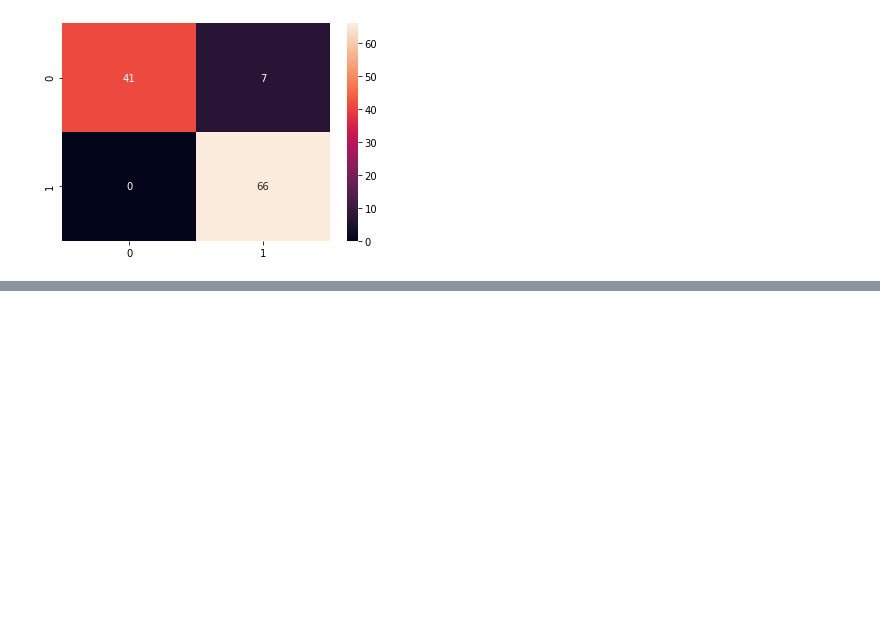
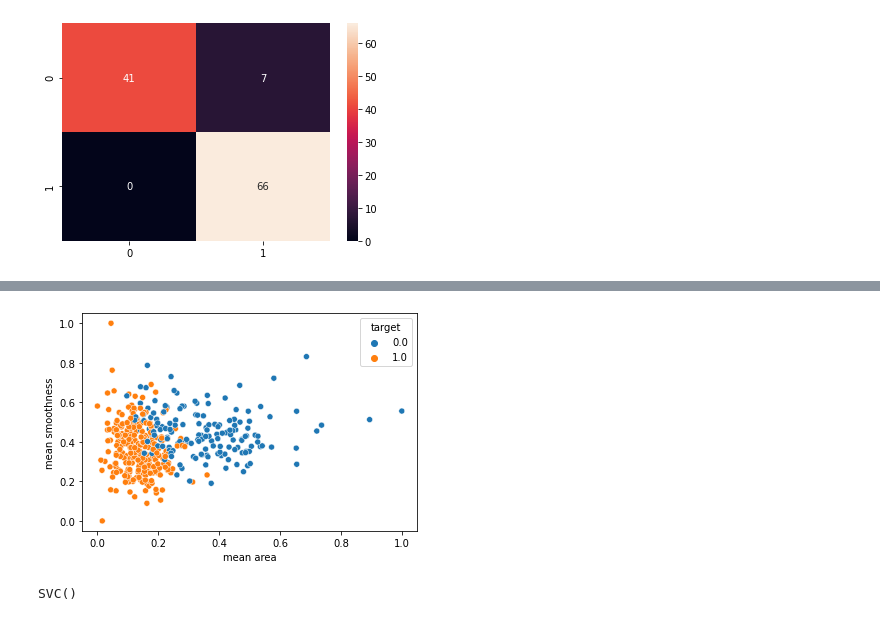
Before and after one commit to rigole/ml-projects, a Jupyter notebook: Breast-Cancer-Classification/breast.ipynb, the cells around one changed output, grey strips where cells are left out. Drawn from its saved outputs; the diff is of its cells as text; code cells hidden in the pictures; blank space fills up the shorter version.

```diff
--- a/Breast-Cancer-Classification/breast.ipynb
+++ b/Breast-Cancer-Classification/breast.ipynb
@@ -283,0 +296,4 @@ sns.heatmap(cm,annot=True);
+# %%
+sns.scatterplot(x = X_train_scaled['mean area'], y = X_train_scaled['mean smoothness'],hue = y_train);
+# %% [output]
+[figure, added]
@@ -283,0 +304,4 @@ sns.heatmap(cm,annot=True);
+# %%
+svc_model.fit(X_train_scaled, y_train)
+# %% [output]
+SVC()
```
Also changed, not shown: parts of 9 cells of this notebook.
